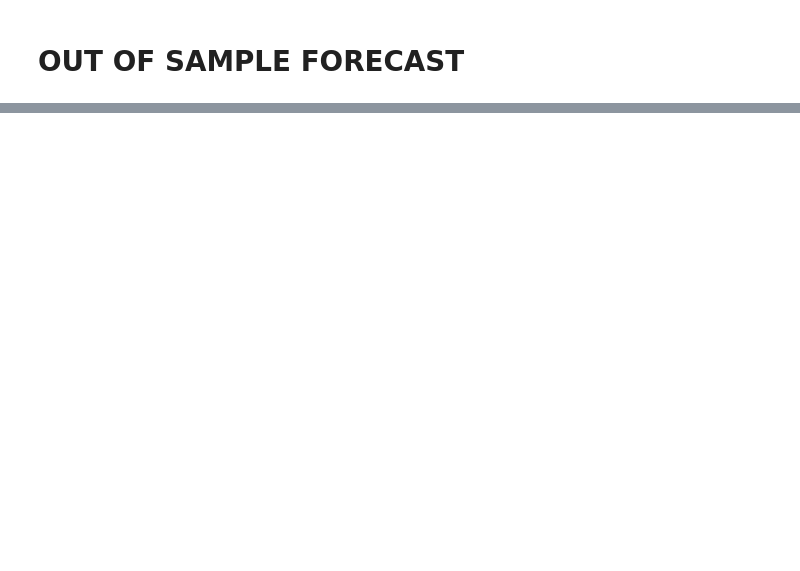
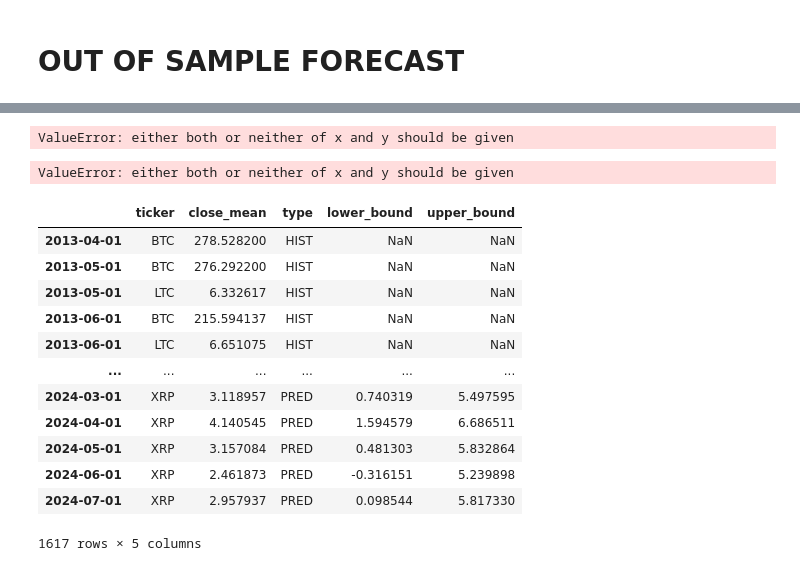
Before and after one commit to k3ybladewielder/crypto_forecast, a Jupyter notebook: notebooks/crypto_forecast.ipynb, the cells around one changed output, grey strips where cells are left out. Cells and saved outputs as stored; diff of their text form; code cells hidden in the pictures; blank space fills up the shorter version.

```diff
--- a/notebooks/crypto_forecast.ipynb
+++ b/notebooks/crypto_forecast.ipynb
@@ -628,0 +697,3 @@ df_metrics_rf_test
+# %%
+for tkr, params in best_params_dict.items():
+  print(f"Ticker {tkr}, params {params}")
@@ -629 +783,61 @@ df_metrics_rf_test
+# %%
+from statsmodels.tsa.statespace.sarimax import SARIMAX
+
+fs_df = pd.DataFrame()
+
+n_periods_out_of_sample = 6
+for tk, params in tqdm(best_params_dict.items()):
+#  for key in tqdm(best_params_dict.keys(), desc=f"Prevendo valores para {tk}"):
+  BEST_ORDER = best_params_dict[f"{tk}"]["best_order"]
+  BEST_SEASONAL_ORDER = best_params_dict[f"{tk}"]["best_seasonal_order"]
+
+  model = SARIMAX(df[f'{tk}'], order=BEST_ORDER,  seasonal_order=BEST_SEASONAL_ORDER)
+  res = model.fit()
+
+  fs = res.get_forecast(steps=n_periods_out_of_sample)
+  fs_values = fs.predicted_mean
+  fs_lower_bound = fs.conf_int().iloc[:,0]
+  fs_upper_bound = fs.conf_int().iloc[:,1]
+
+  fs_values_df = fs_values.reset_index()
+  fs_values_df["lower_bound"] = fs_lower_bound.values
+  fs_values_df["upper_bound"] = fs_upper_bound.values
+
+  # print(f"lower bound do tick {tk}")
+  # print(fs_lower_bound)
+
+  # Estender o índice do DataFrame de previsão out-of-sample para incluir datas futuras
+  forecast_index_out_of_sample = pd.date_range(start=df['BTC'].index[-1] + pd.DateOffset(1), periods=n_periods_out_of_sample, freq='m').to_period('M').to_timestamp()
+  fs_df_new = pd.DataFrame(fs_values.values, columns=[f'close_mean'], index=fs_values.index)
+  fs_df_new["lower_bound"] = fs_lower_bound.values
+  fs_df_new["upper_bound"] = fs_upper_bound.values
+  fs_df_new["ticker"] = tk
+  fs_df_new["type"] = "PRED"
+
+  fs_df = fs_df.append(fs_df_new)
+# %% [output]
+ValueError: either both or neither of x and y should be given
+# %%
+fs_df
+
+fs_df["lower_bound"] = np.where(fs_lower_bound.values < 0, 0)
+fs_df["lower_bound"].min()
+# %% [output]
+ValueError: either both or neither of x and y should be given
+# %%
+df_forecast.append(fs_df)
+# %% [output]
+|  | ticker | close_mean | type | lower_bound | upper_bound |
+| 2013-04-01 | BTC | 278.528200 | HIST | NaN | NaN |
+| 2013-05-01 | BTC | 276.292200 | HIST | NaN | NaN |
+| 2013-05-01 | LTC | 6.332617 | HIST | NaN | NaN |
+| 2013-06-01 | BTC | 215.594137 | HIST | NaN | NaN |
+| 2013-06-01 | LTC | 6.651075 | HIST | NaN | NaN |
+| ... | ... | ... | ... | ... | ... |
+| 2024-03-01 | XRP | 3.118957 | PRED | 0.740319 | 5.497595 |
+| 2024-04-01 | XRP | 4.140545 | PRED | 1.594579 | 6.686511 |
+| 2024-05-01 | XRP | 3.157084 | PRED | 0.481303 | 5.832864 |
+| 2024-06-01 | XRP | 2.461873 | PRED | -0.316151 | 5.239898 |
+| 2024-07-01 | XRP | 2.957937 | PRED | 0.098544 | 5.817330 |
+1617 rows × 5 columns
 # %%
```
Also changed, not shown: parts of 24 cells of this notebook, 2 other files.
